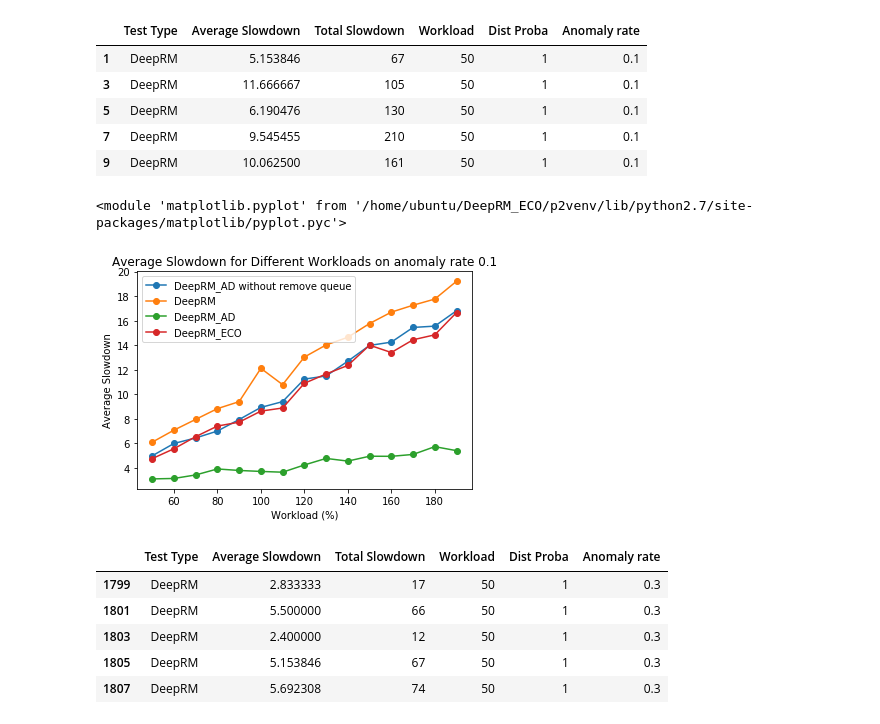
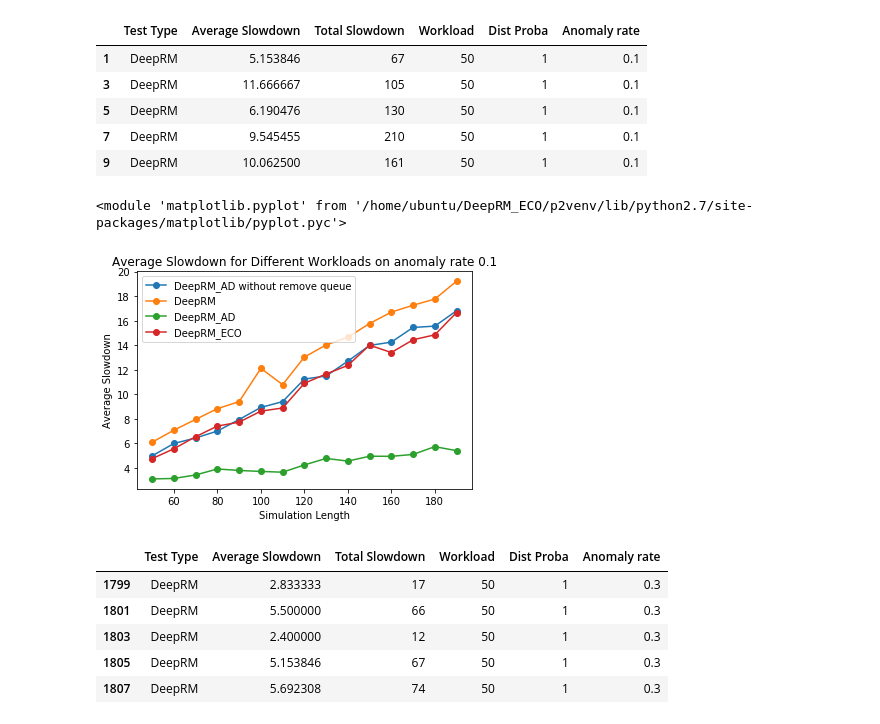
Before and after one commit to Jinobey/DeepRM_2, a Jupyter notebook: results_slowdown/slowdownplot.ipynb, the cells around one changed output. Cells and saved outputs as stored; diff of their text form; code cells hidden in the pictures.

```diff
--- a/results_slowdown/slowdownplot.ipynb
+++ b/results_slowdown/slowdownplot.ipynb
@@ -160,35 +160,35 @@ import matplotlib.pyplot as plt
 
 workloads1 = df1_01['Workload'].unique()
 workloads1.sort()
 average_slowdowns1 = [df1_01[df1_01['Workload'] == workload]['Average Slowdown'].mean() for workload in workloads1]
 
 workloads2 = df2_01['Workload'].unique()
 workloads2.sort()
 average_slowdowns2 = [df2_01[df2_01['Workload'] == workload]['Average Slowdown'].mean() for workload in workloads2]
 
 workloads3 = df3_01['Workload'].unique()
 workloads3.sort()
 average_slowdowns3 = [df3_01[df3_01['Workload'] == workload]['Average Slowdown'].mean() for workload in workloads3]
 
 workloads4 = df4_01['Workload'].unique()
 workloads4.sort()
 average_slowdowns4 = [df4_01[df4_01['Workload'] == workload]['Average Slowdown'].mean() for workload in workloads4]
 
 
 
 plt.plot(workloads1, average_slowdowns1, 'o-', label='DeepRM_AD without remove queue')
 plt.plot(workloads2, average_slowdowns2, 'o-', label='DeepRM')
 plt.plot(workloads3, average_slowdowns3, 'o-', label='DeepRM_AD')
 plt.plot(workloads4, average_slowdowns4, 'o-', label='DeepRM_ECO')
 
 plt.title('Average Slowdown for Different Workloads on anomaly rate 0.1')
-plt.xlabel('Workload (%)')
+plt.xlabel('Simulation Length')
 plt.ylabel('Average Slowdown')
 plt.legend()
 plt
 # %% [output]
 <module 'matplotlib.pyplot' from '/home/ubuntu/DeepRM_ECO/p2venv/lib/python2.7/site-packages/matplotlib/pyplot.pyc'>
-[figure, old version]
+[figure, new version]
 # %%
 df1_03 = df1[df1['Anomaly rate'] == 0.3]
 df2_03 = df2[df2['Anomaly rate'] == 0.3]
```
Also changed, not shown: parts of 5 cells of this notebook.
